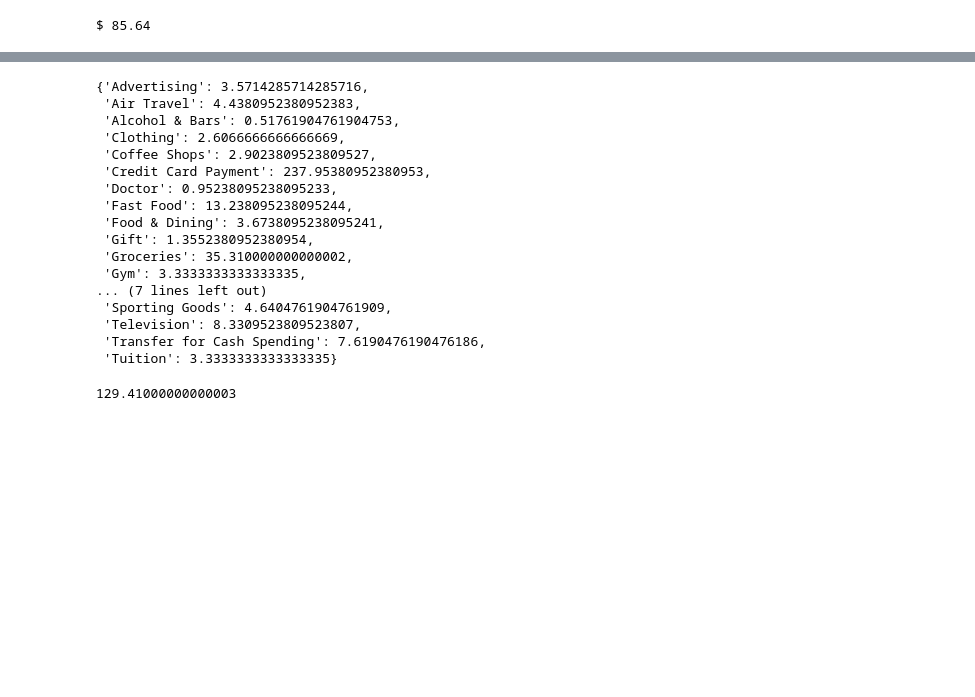
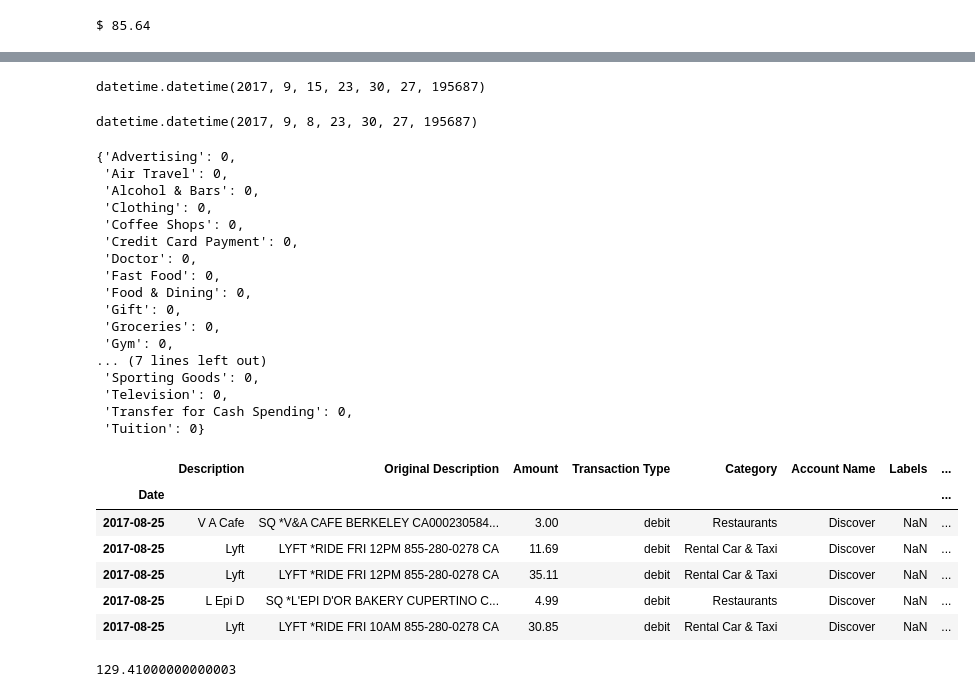
Before and after one commit to jettjz/XpendiBuddy, a Jupyter notebook: analysis/DataAnalysisDrafting.ipynb, the cells around one changed output, grey strips where cells are left out. Cells and saved outputs as stored; diff of their text form; code cells hidden in the pictures; blank space fills up the shorter version.

```diff
--- a/analysis/DataAnalysisDrafting.ipynb
+++ b/analysis/DataAnalysisDrafting.ipynb
@@ -70,22 +66,30 @@ $ 85.64
+# %%
+to
+# %% [output]
+datetime.datetime(2017, 9, 15, 23, 30, 27, 195687)
+# %%
+to - dt.timedelta(days=7)
+# %% [output]
+datetime.datetime(2017, 9, 8, 23, 30, 27, 195687)
 # %%
 a = [i for i in pd.date_range(to, to).values if i in df.index.values]
 # %%
-getFrequencies(df, test_date,to)
+getFrequencies(df, test_date,test_date)
 # %% [output]
-{'Advertising': 3.5714285714285716,
- 'Air Travel': 4.4380952380952383,
- 'Alcohol & Bars': 0.51761904761904753,
- 'Clothing': 2.6066666666666669,
- 'Coffee Shops': 2.9023809523809527,
- 'Credit Card Payment': 237.95380952380953,
- 'Doctor': 0.95238095238095233,
- 'Fast Food': 13.238095238095244,
- 'Food & Dining': 3.6738095238095241,
- 'Gift': 1.3552380952380954,
- 'Groceries': 35.310000000000002,
- 'Gym': 3.3333333333333335,
+{'Advertising': 0,
+ 'Air Travel': 0,
+ 'Alcohol & Bars': 0,
+ 'Clothing': 0,
+ 'Coffee Shops': 0,
+ 'Credit Card Payment': 0,
+ 'Doctor': 0,
+ 'Fast Food': 0,
+ 'Food & Dining': 0,
+ 'Gift': 0,
+ 'Groceries': 0,
+ 'Gym': 0,
 ... (7 lines left out)
- 'Sporting Goods': 4.6404761904761909,
- 'Television': 8.3309523809523807,
- 'Transfer for Cash Spending': 7.6190476190476186,
- 'Tuition': 3.3333333333333335}
+ 'Sporting Goods': 0,
+ 'Television': 0,
+ 'Transfer for Cash Spending': 0,
+ 'Tuition': 0}
@@ -92,3 +98,13 @@ getFrequencies(df, test_date,to)
+# %%
+transaction_range
+# %% [output]
+|  | Description | Original Description | Amount | Transaction Type | Category | Account Name | Labels | ... |
+| Date |  |  |  |  |  |  |  | ... |
+| 2017-08-25 | V A Cafe | SQ *V&A CAFE BERKELEY CA000230584... | 3.00 | debit | Restaurants | Discover | NaN | ... |
+| 2017-08-25 | Lyft | LYFT *RIDE FRI 12PM 855-280-0278 CA | 11.69 | debit | Rental Car & Taxi | Discover | NaN | ... |
+| 2017-08-25 | Lyft | LYFT *RIDE FRI 12PM 855-280-0278 CA | 35.11 | debit | Rental Car & Taxi | Discover | NaN | ... |
+| 2017-08-25 | L Epi D | SQ *L'EPI D'OR BAKERY CUPERTINO C... | 4.99 | debit | Restaurants | Discover | NaN | ... |
+| 2017-08-25 | Lyft | LYFT *RIDE FRI 10AM 855-280-0278 CA | 30.85 | debit | Rental Car & Taxi | Discover | NaN | ... |
 # %%
 def getRangeExpenditure(tab, date_start, date_end, category=None):
     '''returns the amount of money spent in date range'''
```
Also changed, not shown: parts of 7 cells of this notebook, 3 other files.
